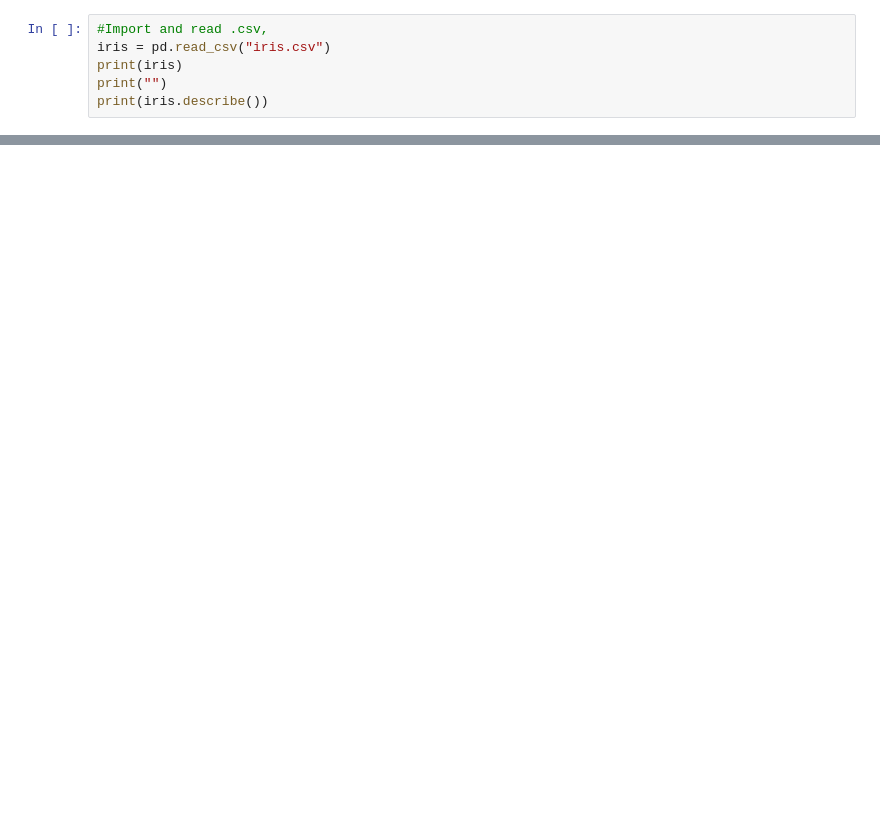
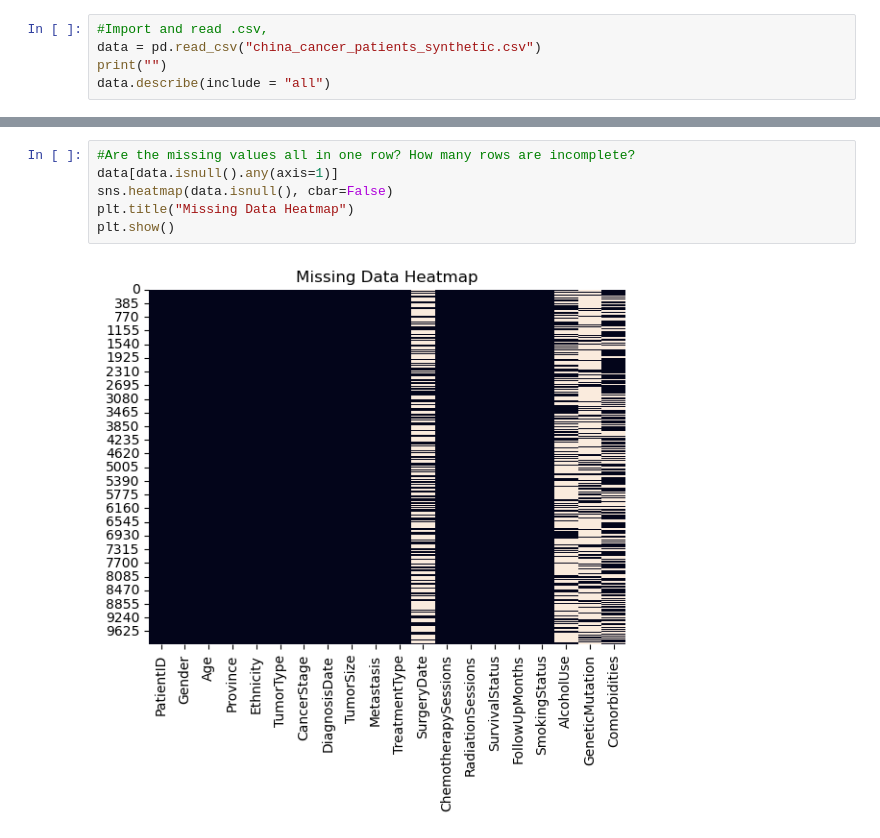
Before and after one commit to Mamoru3/china_cancer_patients_DA, a Jupyter notebook: china_cancer_patients_synthetic.ipynb, the cells around one changed output, grey strips where cells are left out. Saved outputs shown, nothing was run; the diff lists cells and outputs as text; blank space fills up the shorter version.

Commit message:
Cleaning data

```diff
--- a/china_cancer_patients_synthetic.ipynb
+++ b/china_cancer_patients_synthetic.ipynb
@@ -5,7 +7,6 @@ import pandas as pd
 # %%
 #Import and read .csv,
-iris = pd.read_csv("iris.csv")
-print(iris)
+data = pd.read_csv("china_cancer_patients_synthetic.csv")
 print("")
-print(iris.describe())
+data.describe(include = "all")
 # %% [output]
@@ -28,0 +58,8 @@ max    150.000000       7.900000      4.400000       6.900000      2.500000
+# %%
+#Are the missing values all in one row? How many rows are incomplete?
+data[data.isnull().any(axis=1)]
+sns.heatmap(data.isnull(), cbar=False)
+plt.title("Missing Data Heatmap")
+plt.show()
+# %% [output]
+[figure, added]
```
Also changed, not shown: parts of 4 cells of this notebook.
